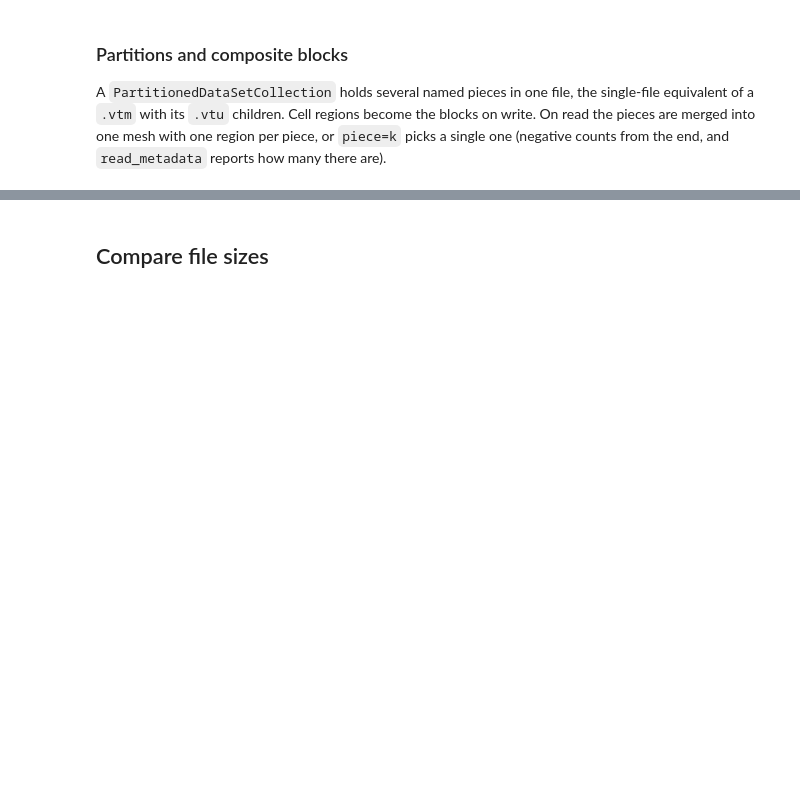
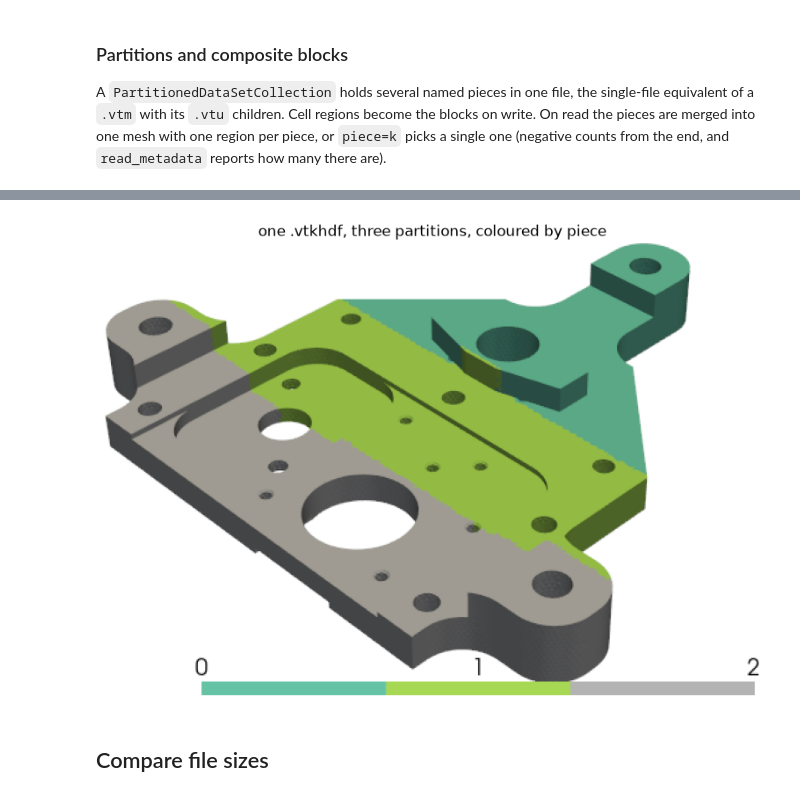
Before and after one commit to loumalouomega/meshioplusplus, a Jupyter notebook: example/python/02_convert_and_inspect.ipynb, the cells around one changed output, grey strips where cells are left out. Saved outputs shown, nothing was run; the diff lists cells and outputs as text; code cells hidden in the pictures; blank space fills up the shorter version.

```diff
--- a/example/python/02_convert_and_inspect.ipynb
+++ b/example/python/02_convert_and_inspect.ipynb
@@ -286,36 +292,39 @@ n_cells = sum(len(cb.data) for cb in merged.cells)
 piece_of = np.zeros(n_cells, dtype=np.int32)
 for r in merged.regions:
     piece_of[r.entries] = r.tag
 coloured = mp.Mesh(merged.points, merged.cells, cell_data={'piece': [piece_of]})
 
 try:
     import pyvista as pv
 
     pv.OFF_SCREEN = True
     plotter = pv.Plotter(off_screen=True, window_size=(900, 520))
-    plotter.add_mesh(mp.to_pyvista(coloured), scalars='piece', cmap='Set2', categories=True,
-                     scalar_bar_args=dict(title='piece', vertical=False, position_x=0.25,
-                                          position_y=0.02, width=0.5, height=0.06))
+    plotter.add_mesh(mp.to_pyvista(coloured), scalars='piece', cmap='Set2', n_colors=3,
+                     scalar_bar_args=dict(title=' ', vertical=False, n_labels=3, fmt='%.0f',
+                                          position_x=0.25, position_y=0.02, width=0.5,
+                                          height=0.06))
     plotter.view_isometric()
     plotter.camera.zoom(1.4)
     img = crop_white(plotter.screenshot(return_img=True))
     plotter.close()
 
     fig, ax = plt.subplots(figsize=(8.2, 8.2 * img.shape[0] / img.shape[1]))
     ax.imshow(img)
     ax.axis('off')
     ax.set_title('one .vtkhdf, three partitions, coloured by piece')
     plt.tight_layout()
     plt.show()
 except Exception as exc:  # head-less GL, or no PyVista
     print(f'PyVista render unavailable ({exc}); drawing the x-y projection instead')
     centres = merged.points[np.concatenate([cb.data for cb in merged.cells])].mean(axis=1)
     fig, ax = plt.subplots(figsize=(7, 3.2))
     ax.scatter(centres[:, 0], centres[:, 1], c=piece_of, s=2, cmap='Set2')
     ax.set_aspect('equal')
     ax.set_title('one .vtkhdf, three partitions, coloured by piece')
     plt.tight_layout()
     plt.show()
+# %% [output]
+[figure, added]
 # %% [markdown]
 ## Compare file sizes
 # %%
```
Also changed, not shown: parts of 5 cells of this notebook.
